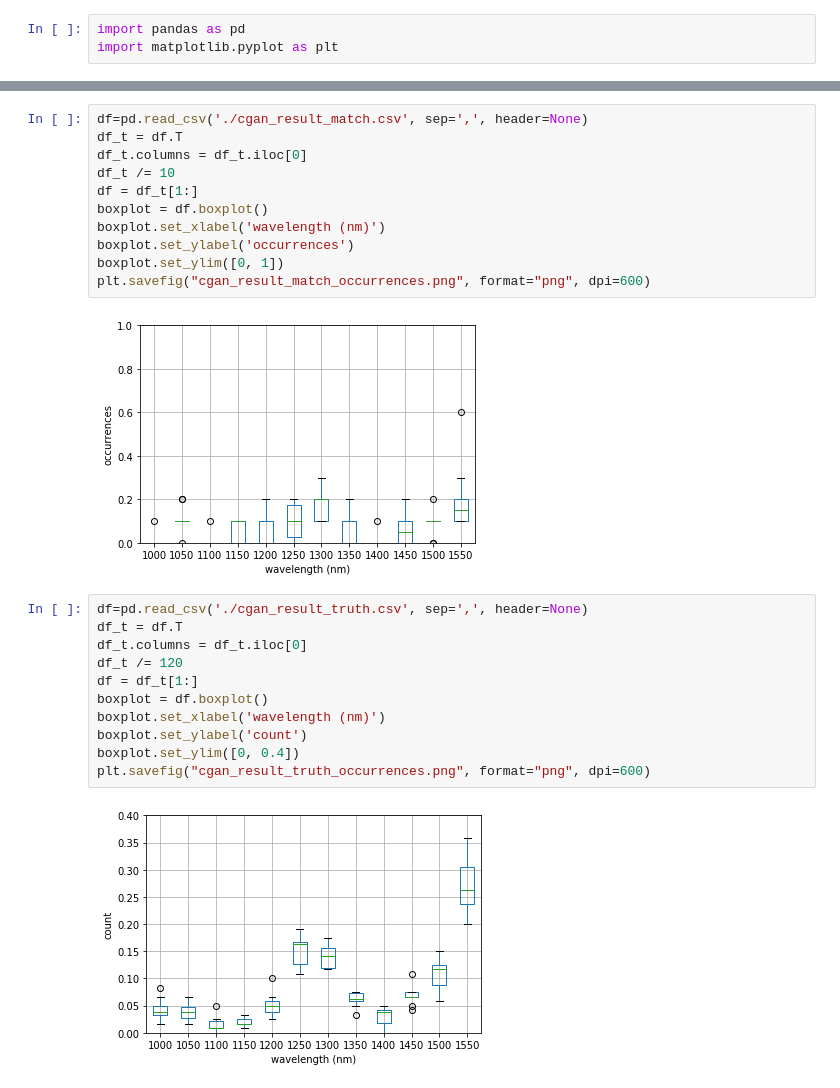
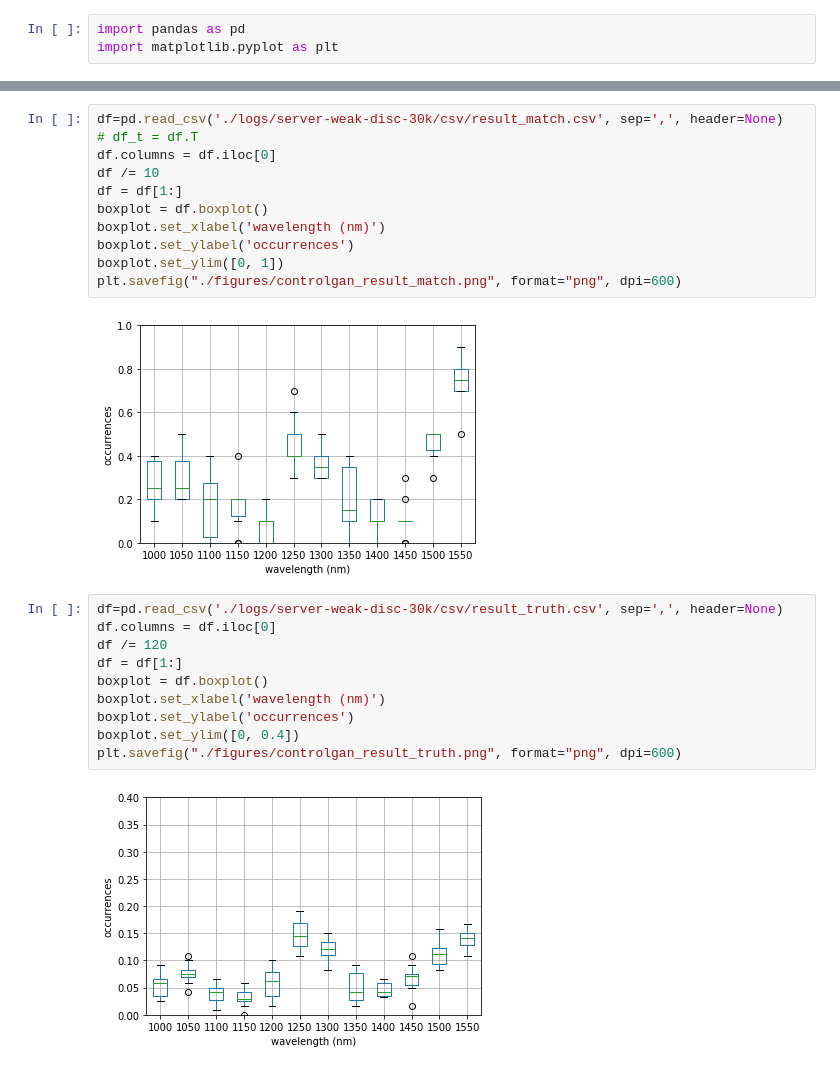
Before and after one commit to wonderit/maxwellfdfd-controlgan, a Jupyter notebook: box_plot_percent.ipynb, the cells around one changed output, grey strips where cells are left out. Drawn from its saved outputs; the diff is of its cells as text.

```diff
--- a/box_plot_percent.ipynb
+++ b/box_plot_percent.ipynb
@@ -56,26 +54,25 @@ plt.savefig("controlgan_result_truth_occurrences.png", format="png", dpi=600)
 # %%
-df=pd.read_csv('./cgan_result_match.csv', sep=',', header=None)
-df_t = df.T
-df_t.columns = df_t.iloc[0]
-df_t /= 10
-df = df_t[1:]
+df=pd.read_csv('./logs/server-weak-disc-30k/csv/result_match.csv', sep=',', header=None)
+# df_t = df.T
+df.columns = df.iloc[0]
+df /= 10
+df = df[1:]
 boxplot = df.boxplot()
 boxplot.set_xlabel('wavelength (nm)')
 boxplot.set_ylabel('occurrences')
 boxplot.set_ylim([0, 1])
-plt.savefig("cgan_result_match_occurrences.png", format="png", dpi=600)
+plt.savefig("./figures/controlgan_result_match.png", format="png", dpi=600)
 # %% [output]
-[figure, old version]
+[figure, new version]
 # %%
-df=pd.read_csv('./cgan_result_truth.csv', sep=',', header=None)
-df_t = df.T
-df_t.columns = df_t.iloc[0]
-df_t /= 120
-df = df_t[1:]
+df=pd.read_csv('./logs/server-weak-disc-30k/csv/result_truth.csv', sep=',', header=None)
+df.columns = df.iloc[0]
+df /= 120
+df = df[1:]
 boxplot = df.boxplot()
 boxplot.set_xlabel('wavelength (nm)')
-boxplot.set_ylabel('count')
+boxplot.set_ylabel('occurrences')
 boxplot.set_ylim([0, 0.4])
-plt.savefig("cgan_result_truth_occurrences.png", format="png", dpi=600)
+plt.savefig("./figures/controlgan_result_truth.png", format="png", dpi=600)
 # %% [output]
-[figure, old version]
+[figure, new version]
```
Also changed, not shown: parts of 6 cells of this notebook, 8 other files.
